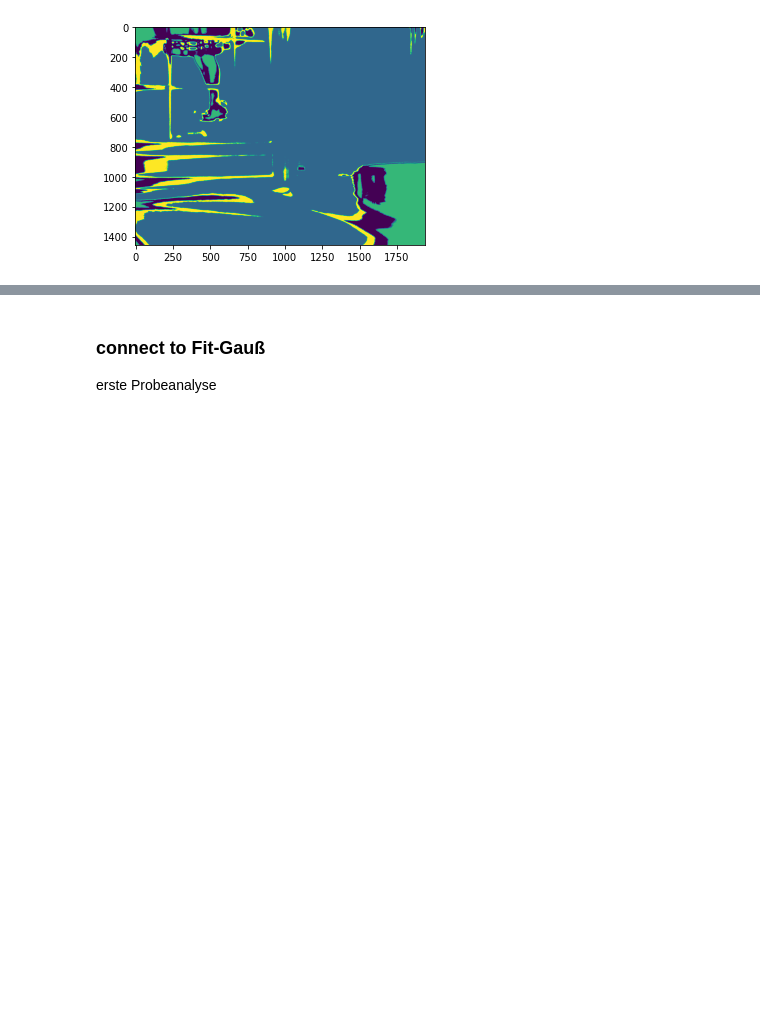
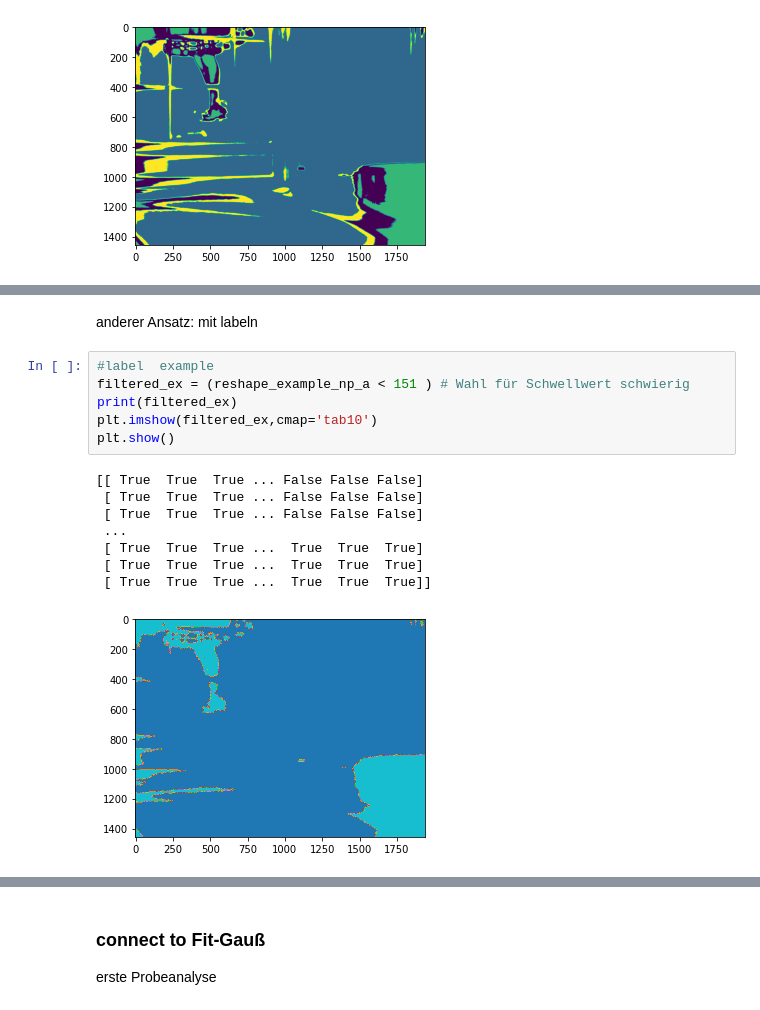
Before and after one commit to claryguru/BA_epics_camera, a Jupyter notebook: Jupiter/Datenanalyse.ipynb, the cells around one changed output, grey strips where cells are left out. Saved outputs shown, nothing was run; the diff lists cells and outputs as text; blank space fills up the shorter version.

```diff
--- a/Jupiter/Datenanalyse.ipynb
+++ b/Jupiter/Datenanalyse.ipynb
@@ -214,0 +176,17 @@ plt.show()
+# %% [markdown]
+anderer Ansatz: mit labeln
+# %%
+#label  example
+filtered_ex = (reshape_example_np_a < 151 ) # Wahl für Schwellwert schwierig
+print(filtered_ex)
+plt.imshow(filtered_ex,cmap='tab10')
+plt.show()
+# %% [output]
+[[ True  True  True ... False False False]
+ [ True  True  True ... False False False]
+ [ True  True  True ... False False False]
+ ...
+ [ True  True  True ...  True  True  True]
+ [ True  True  True ...  True  True  True]
+ [ True  True  True ...  True  True  True]]
+[figure, added]
```
Also changed, not shown: parts of 15 cells of this notebook, 2 other files.
